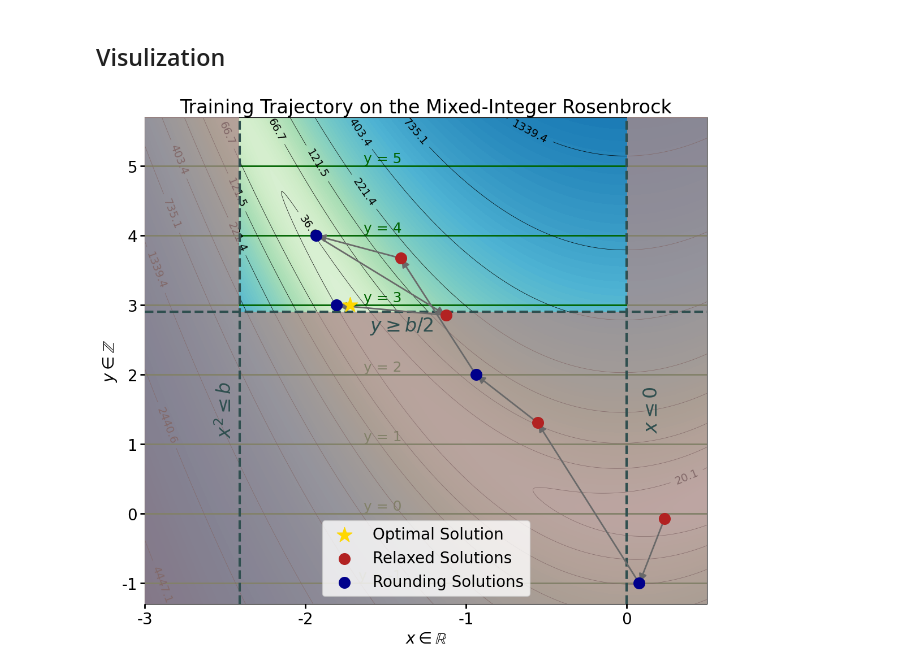
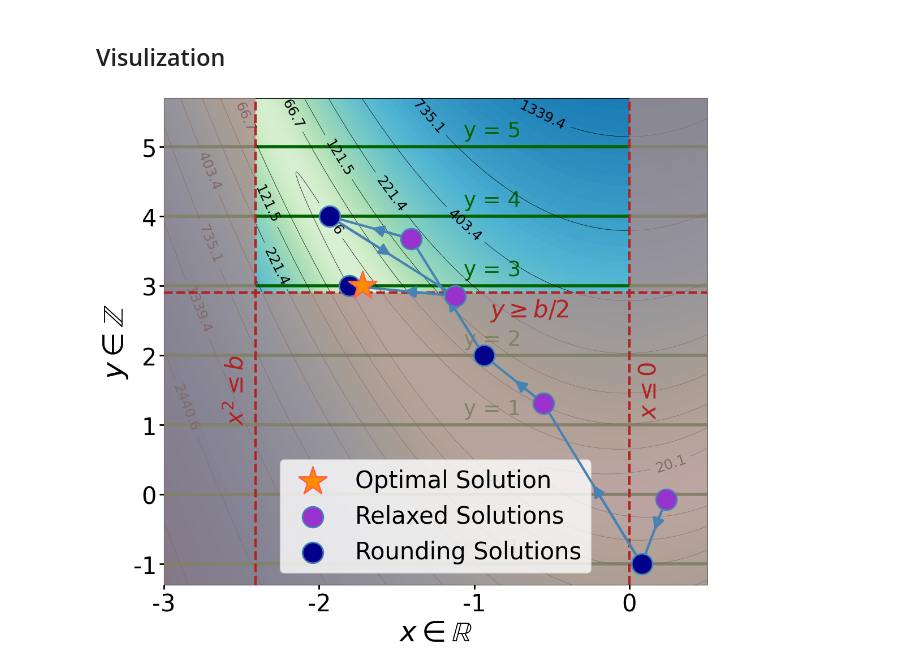
Before and after one commit to pnnl/L2O-pMINLP, a Jupyter notebook: Rosenbrock_Visualization.ipynb, the cells around one changed output. Cells and saved outputs as stored; diff of their text form; code cells hidden in the pictures.

Commit message:
Update images

```diff
--- a/Rosenbrock_Visualization.ipynb
+++ b/Rosenbrock_Visualization.ipynb
@@ -309,51 +309,56 @@ fig, ax = plt.subplots(figsize=(11, 10))
 # contour map
 contour_levels = np.linspace(Z_log.min(), Z_log.max(), 100)
 contour = ax.contourf(X, Y, Z_log, levels=contour_levels, cmap="GnBu", zorder=0)
 # integer y
 for y_int in range(-1,6):
-    ax.axhline(y=y_int, color="darkgreen", linewidth=2, zorder=1)
-    ax.text(-1.4, y_int+0.05, f"y = {y_int}", color="darkgreen", fontsize=18, ha="right", zorder=1)
+    ax.axhline(y=y_int, color="darkgreen", linewidth=4, zorder=1)
+    ax.text(-0.7, y_int+0.15, f"y = {y_int}", color="darkgreen", fontsize=27, ha="right", zorder=1)
 # add colar bar
 #cbar = fig.colorbar(contour, ax=ax)
 #log_ticks = np.linspace(Z_log.min(), Z_log.max(), num=10)
 #cbar.set_ticks(log_ticks)
 #cbar.set_ticklabels([f"{np.exp(tick):.1f}" for tick in log_ticks])
 #cbar.set_label("Objective Value")
 # add cotour line
 contour_lines = ax.contour(X, Y, Z_log, levels=10, colors="black", linewidths=0.5, zorder=2)
-ax.clabel(contour_lines, fmt=lambda val: f"{np.exp(val):.1f}", fontsize=14, zorder=2)
+ax.clabel(contour_lines, fmt=lambda val: f"{np.exp(val):.1f}", fontsize=18, zorder=2)
 # infeasible region
 infeasible_region = np.logical_not(constraint_mask)
 ax.contourf(X, Y, infeasible_region, levels=[0.5, 1], colors="rosybrown", alpha=0.7, zorder=3)
 ax.contourf(X, Y, infeasible_region, levels=[0.5, 1], colors="grey", alpha=0.2, zorder=3)
 # constraints
-ax.axvline(x=0, color="darkslategrey", linestyle="--", lw=3, zorder=4)
-ax.text(0.1, 1.5, "$x \leq 0$", color="darkslategrey", fontsize=24, ha="left", va="center", rotation=90, zorder=4)
-ax.axvline(x=-np.sqrt(p.item()), color="darkslategrey", linestyle="--", lw=3, zorder=4)
-ax.text(-np.sqrt(p.item())-0.15, 1.5, "$x^2 \leq b$", color="darkslategrey", fontsize=24, ha="left", va="center", rotation=90, zorder=4)
-ax.axhline(p.item()/2, color="darkslategrey", linestyle="--", lw=3, zorder=4)
-ax.text(-1.6, p.item()/2-0.2, "$y \geq b / 2$", color="darkslategrey", fontsize=24, ha="left", va="center", rotation=0, zorder=4)
+ax.axvline(x=0, color="firebrick", linestyle="--", lw=3, zorder=4)
+ax.text(0.05, 1.5, "$x \leq 0$", color="firebrick", fontsize=30, ha="left", va="center", rotation=90, zorder=4)
+ax.axvline(x=-np.sqrt(p.item()), color="firebrick", linestyle="--", lw=3, zorder=4)
+ax.text(-np.sqrt(p.item())-0.2, 1.5, "$x^2 \leq b$", color="firebrick", fontsize=30, ha="left", va="center", rotation=90, zorder=4)
+ax.axhline(p.item()/2, color="firebrick", linestyle="--", lw=3, zorder=4)
+ax.text(-0.9, p.item()/2-0.25, "$y \geq b / 2$", color="firebrick", fontsize=30, ha="left", va="center", rotation=0, zorder=4)
 # solution
-ax.scatter([solvals["x"][0]], [solvals["x"][1]], marker="*", color="gold", s=400, label="Optimal Solution", zorder=8)
-ax.scatter(rels[:,0], rels[:,1], marker="o", color="firebrick", s=200, label="Relaxed Solutions", zorder=7)
-ax.scatter(rnds[:,0], rnds[:,1], marker="o", color="darkblue", s=200, label="Rounding Solutions", zorder=7)
+ax.scatter([solvals["x"][0]], [solvals["x"][1]], marker="*", color="darkorange", linewidths=2,
+            edgecolors="tomato", s=1400, label="Optimal Solution", zorder=8)
+ax.scatter(rels[:,0], rels[:,1], marker="o", color="darkorchid",
+           edgecolors="steelblue", linewidths=2, s=700, label="Relaxed Solutions", zorder=7)
+ax.scatter(rnds[:,0], rnds[:,1], marker="o", color="darkblue",
+           edgecolors="steelblue", linewidths=2, s =700, label="Rounding Solutions", zorder=7)
 for i in range(len(sol_seq)-1):
     ax.annotate('', xy=(sol_seq[i+1,0], sol_seq[i+1,1]), xytext=(sol_seq[i,0], sol_seq[i,1]),
-                arrowprops=dict(arrowstyle='-|>', color="dimgray", lw=2, mutation_scale=20), zorder=6)
+                arrowprops=dict(arrowstyle="-", color="steelblue", lw=3, ls="-", mutation_scale=20), zorder=6)
+    ax.annotate('', xy=((sol_seq[i+1,0]+sol_seq[i,0])/2, (sol_seq[i+1,1]+sol_seq[i,1])/2), xytext=(sol_seq[i,0], sol_seq[i,1]),
+                arrowprops=dict(arrowstyle="-|>", color="steelblue", lw=3, ls="-", mutation_scale=30), zorder=6)
 # ticks
-ax.tick_params(axis='both', which='major', labelsize=16, length=6, width=2)
+ax.tick_params(axis='both', which='major', labelsize=24, length=6, width=2)
 ax.set_xticks(range(-3,1))
-ax.set_xticklabels(range(-3, 1), fontsize=20)
+ax.set_xticklabels(range(-3, 1), fontsize=30)
 ax.set_yticks(range(-1,6))
-ax.set_yticklabels(range(-1, 6), fontsize=20)
+ax.set_yticklabels(range(-1, 6), fontsize=30)
 # label
-ax.set_title("Training Trajectory on the Mixed-Integer Rosenbrock", fontsize=24)
-ax.set_xlabel("$x \in \mathbb{R}$", fontsize=20)
-ax.set_ylabel("$y \in \mathbb{Z}$", fontsize=20)
-ax.legend(fontsize=20)
+#ax.set_title("Different Epochs of Training for the Same Instance", fontsize=48)
+ax.set_xlabel("$x \in \mathbb{R}$", fontsize=36)
+ax.set_ylabel("$y \in \mathbb{Z}$", fontsize=36)
+ax.legend(fontsize=30)
 # show
 plt.tight_layout()
 plt.savefig("./img/example.pdf", format="pdf", bbox_inches="tight")
 plt.show()
 # %% [output]
-[figure, old version]
+[figure, new version]
```
Also changed, not shown: 2 other files.
